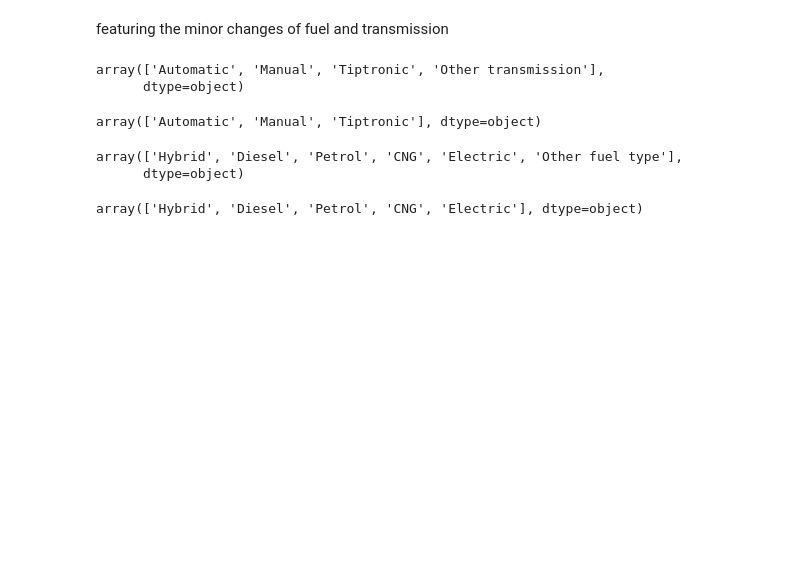
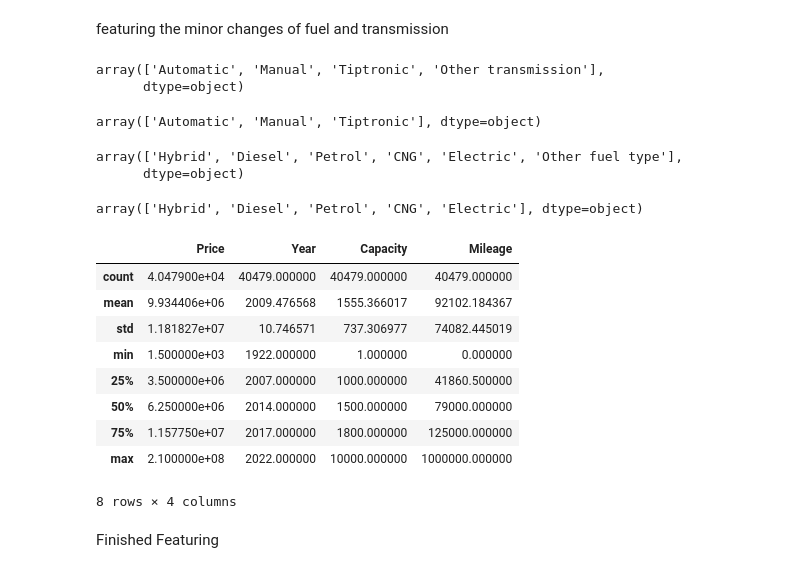
Before and after one commit to lochana-vishwajith/ML_Assignment2_IT19140230_IT19111520_IT18014396_IT19152806, a Jupyter notebook: ML_Assingment2_CarPrice_Prediction.ipynb, the cells around one changed output. Cells and saved outputs as stored; diff of their text form; code cells hidden in the pictures; blank space fills up the shorter version.

Commit message:
Featuring completed

```diff
--- a/ML_Assingment2_CarPrice_Prediction.ipynb
+++ b/ML_Assingment2_CarPrice_Prediction.ipynb
@@ -344,3 +344,19 @@ carset = carset[carset['Fuel'] != 'Other fuel type']
 carset['Fuel'].unique()
 # %% [output]
 array(['Hybrid', 'Diesel', 'Petrol', 'CNG', 'Electric'], dtype=object)
+# %%
+#featuring completed
+carset.describe()
+# %% [output]
+|  | Price | Year | Capacity | Mileage |
+| count | 4.047900e+04 | 40479.000000 | 40479.000000 | 40479.000000 |
+| mean | 9.934406e+06 | 2009.476568 | 1555.366017 | 92102.184367 |
+| std | 1.181827e+07 | 10.746571 | 737.306977 | 74082.445019 |
+| min | 1.500000e+03 | 1922.000000 | 1.000000 | 0.000000 |
+| 25% | 3.500000e+06 | 2007.000000 | 1000.000000 | 41860.500000 |
+| 50% | 6.250000e+06 | 2014.000000 | 1500.000000 | 79000.000000 |
+| 75% | 1.157750e+07 | 2017.000000 | 1800.000000 | 125000.000000 |
+| max | 2.100000e+08 | 2022.000000 | 10000.000000 | 1000000.000000 |
+8 rows × 4 columns
+# %% [markdown]
+Finished Featuring
```
Also changed, not shown: parts of 1 cell of this notebook.
